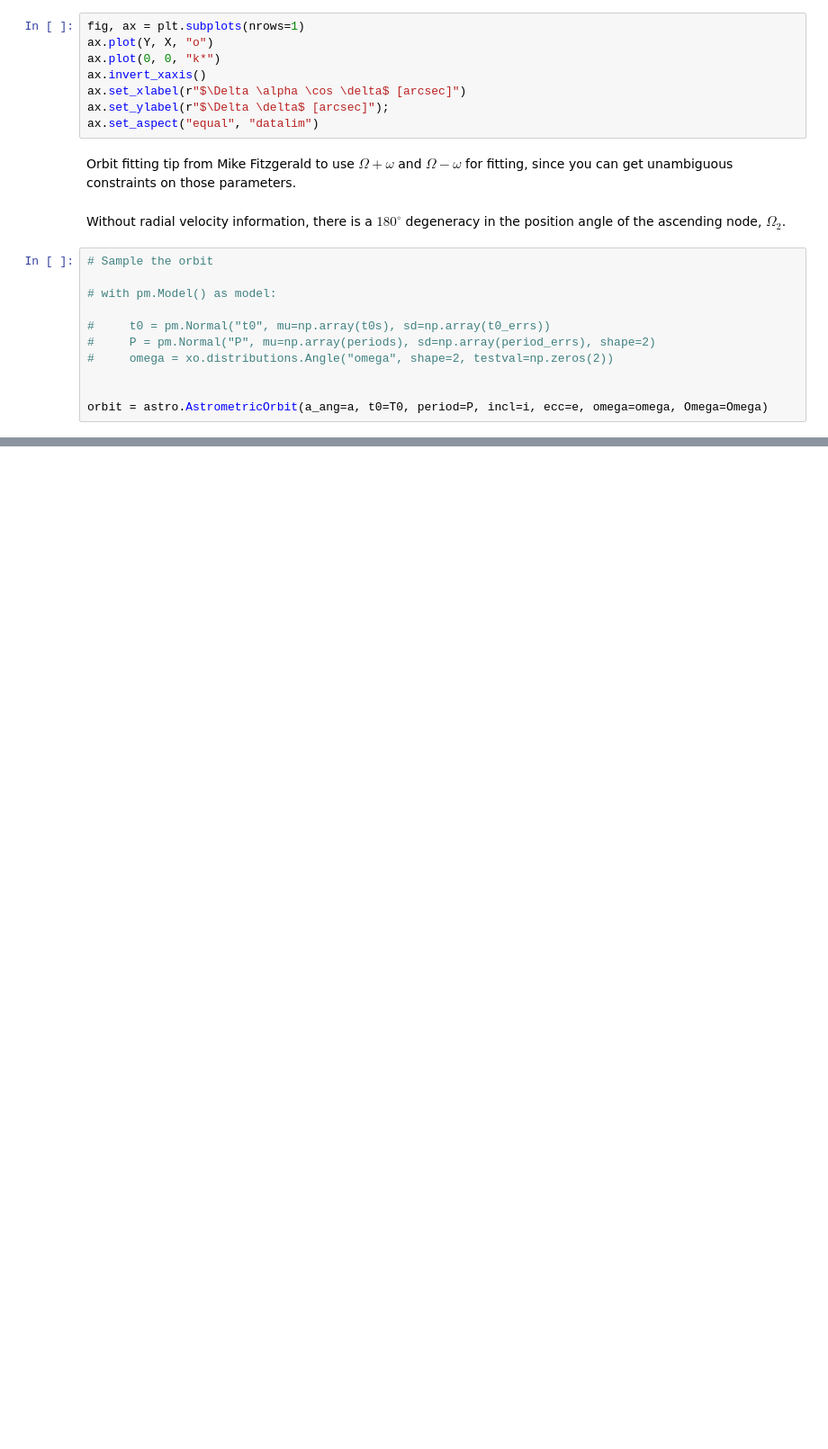
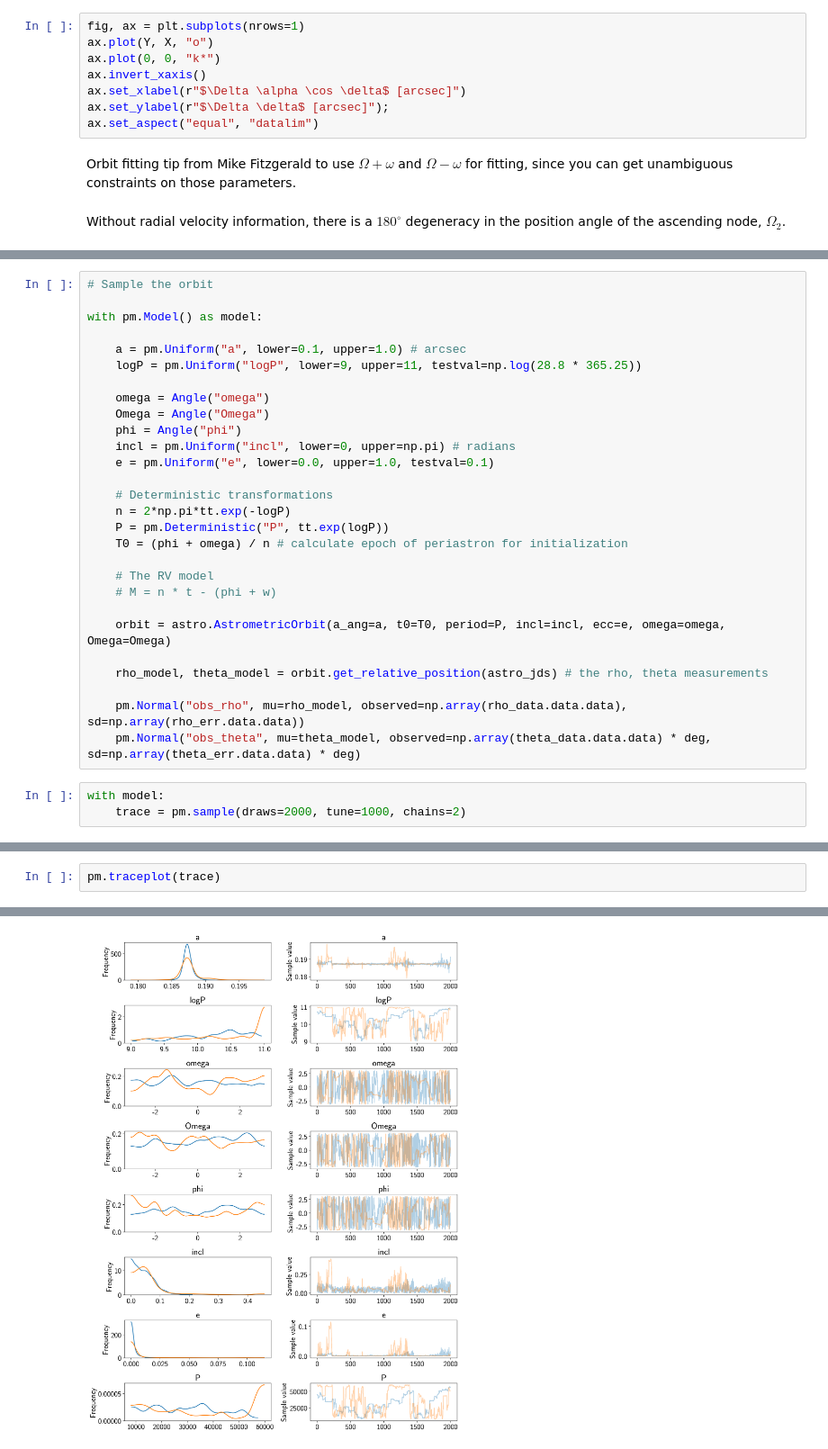
Before and after one commit to iancze/exoplanet, a Jupyter notebook: docs/notebooks/astrometric.ipynb, the cells around one changed output, grey strips where cells are left out. Shown at 90% size. Saved outputs shown, nothing was run; the diff lists cells and outputs as text; blank space fills up the shorter version.

```diff
--- a/docs/notebooks/astrometric.ipynb
+++ b/docs/notebooks/astrometric.ipynb
@@ -281,14 +309,3 @@ ax.set_aspect("equal", "datalim")
 Orbit fitting tip from Mike Fitzgerald to use $\Omega+\omega$ and $\Omega-\omega$ for fitting, since you can get unambiguous constraints on those parameters.
 # %% [markdown]
 Without radial velocity information, there is a $180^\circ$ degeneracy in the position angle of the ascending node, $\Omega_2$.
-# %%
-# Sample the orbit
-
-# with pm.Model() as model:
-
-#     t0 = pm.Normal("t0", mu=np.array(t0s), sd=np.array(t0_errs))
-#     P = pm.Normal("P", mu=np.array(periods), sd=np.array(period_errs), shape=2)
-#     omega = xo.distributions.Angle("omega", shape=2, testval=np.zeros(2))
-
-
-orbit = astro.AstrometricOrbit(a_ang=a, t0=T0, period=P, incl=i, ecc=e, omega=omega, Omega=Omega)
@@ -294,0 +316,31 @@ orbit = astro.AstrometricOrbit(a_ang=a, t0=T0, period=P, incl=i, ecc=e, omega=om
+# %%
+# Sample the orbit
+
+with pm.Model() as model:
+
+    a = pm.Uniform("a", lower=0.1, upper=1.0) # arcsec
+    logP = pm.Uniform("logP", lower=9, upper=11, testval=np.log(28.8 * 365.25))
+
+    omega = Angle("omega")
+    Omega = Angle("Omega")
+    phi = Angle("phi")
+    incl = pm.Uniform("incl", lower=0, upper=np.pi) # radians
+    e = pm.Uniform("e", lower=0.0, upper=1.0, testval=0.1)
+
+    # Deterministic transformations
+    n = 2*np.pi*tt.exp(-logP)
+    P = pm.Deterministic("P", tt.exp(logP))
+    T0 = (phi + omega) / n # calculate epoch of periastron for initialization
+
+    # The RV model
+    # M = n * t - (phi + w)
+
+    orbit = astro.AstrometricOrbit(a_ang=a, t0=T0, period=P, incl=incl, ecc=e, omega=omega, Omega=Omega)
+
+    rho_model, theta_model = orbit.get_relative_position(astro_jds) # the rho, theta measurements
+
+    pm.Normal("obs_rho", mu=rho_model, observed=np.array(rho_data.data.data), sd=np.array(rho_err.data.data))
+    pm.Normal("obs_theta", mu=theta_model, observed=np.array(theta_data.data.data) * deg, sd=np.array(theta_err.data.data) * deg)
+# %%
+with model:
+    trace = pm.sample(draws=2000, tune=1000, chains=2)
@@ -294,0 +353,3 @@ orbit = astro.AstrometricOrbit(a_ang=a, t0=T0, period=P, incl=i, ecc=e, omega=om
+# %%
+pm.traceplot(trace)
+# %% [output]
@@ -294,0 +375 @@ orbit = astro.AstrometricOrbit(a_ang=a, t0=T0, period=P, incl=i, ecc=e, omega=om
+[figure, added]
```
Also changed, not shown: parts of 10 cells of this notebook.
